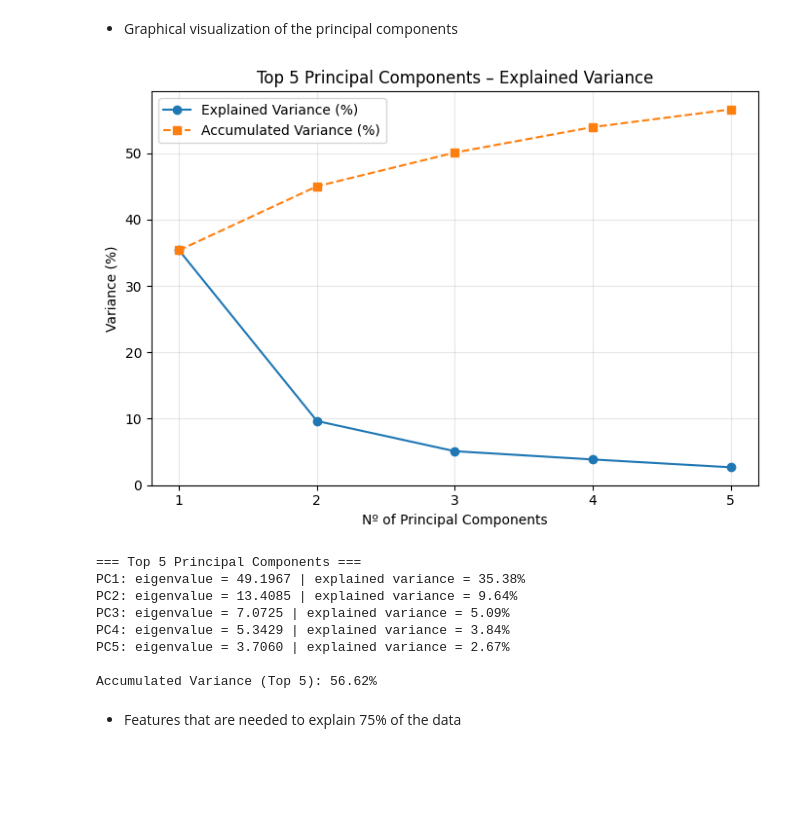
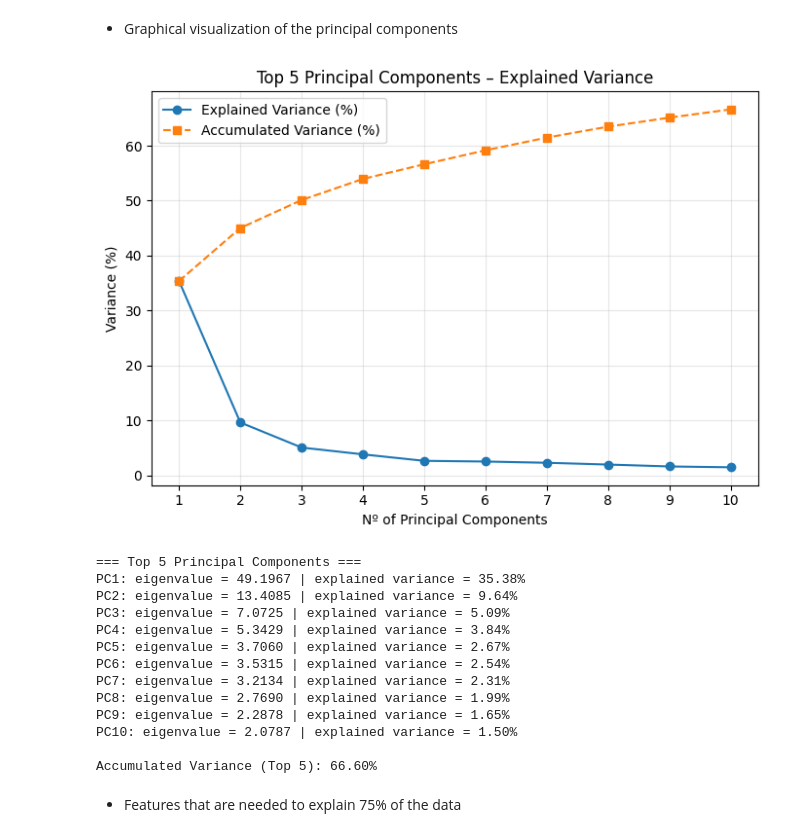
Before and after one commit to MiguelAnt17/detection_of_humans_activities, a Jupyter notebook: MiguelAntonio_2022237621.ipynb, the cells around one changed output. Drawn from its saved outputs; the diff is of its cells as text; code cells hidden in the pictures; blank space fills up the shorter version.

Commit message:
PCA plot

```diff
--- a/MiguelAntonio_2022237621.ipynb
+++ b/MiguelAntonio_2022237621.ipynb
@@ -1260,31 +1262,31 @@ Eigenvalues:  [ 4.91966701e+01  1.34085451e+01  7.07246541e+00  5.34289851e+00
 # %%
 eigenvalues = np.array(eigenvalues)
 
 sorted_indices = np.argsort(eigenvalues)[::-1]
 eigenvalues_sorted = eigenvalues[sorted_indices]
 
 explained_variance_ratio = eigenvalues_sorted / np.sum(eigenvalues_sorted) * 100
 
-top_n = 5
+top_n = 10
 top_eigenvalues = eigenvalues_sorted[:top_n]
 top_variance = explained_variance_ratio[:top_n]
 
 cumulative_top = np.cumsum(top_variance)
 
 plt.figure(figsize=(7, 5))
 plt.plot(range(1, top_n + 1), top_variance, marker='o', label='Explained Variance (%)')
 plt.plot(range(1, top_n + 1), cumulative_top, marker='s', linestyle='--', label='Accumulated Variance (%)')
 
 plt.title("Top 5 Principal Components – Explained Variance")
 plt.xlabel("Nº of Principal Components")
 plt.ylabel("Variance (%)")
 plt.xticks(range(1, top_n + 1))
 plt.grid(True, alpha=0.3)
 plt.legend()
 plt.tight_layout()
 plt.show()
 # %% [output]
-[figure, old version]
+[figure, new version]
 # %%
 print("=== Top 5 Principal Components ===")
 for i, (eig, var) in enumerate(zip(top_eigenvalues, top_variance), start=1):
@@ -1298,8 +1300,13 @@ PC2: eigenvalue = 13.4085 | explained variance = 9.64%
 PC3: eigenvalue = 7.0725 | explained variance = 5.09%
 PC4: eigenvalue = 5.3429 | explained variance = 3.84%
 PC5: eigenvalue = 3.7060 | explained variance = 2.67%
+PC6: eigenvalue = 3.5315 | explained variance = 2.54%
+PC7: eigenvalue = 3.2134 | explained variance = 2.31%
+PC8: eigenvalue = 2.7690 | explained variance = 1.99%
+PC9: eigenvalue = 2.2878 | explained variance = 1.65%
+PC10: eigenvalue = 2.0787 | explained variance = 1.50%
 
-Accumulated Variance (Top 5): 56.62%
+Accumulated Variance (Top 5): 66.60%
 # %% [markdown]
 - Features that are needed to explain 75% of the data
 # %%
```
Also changed, not shown: parts of 6 cells of this notebook.
